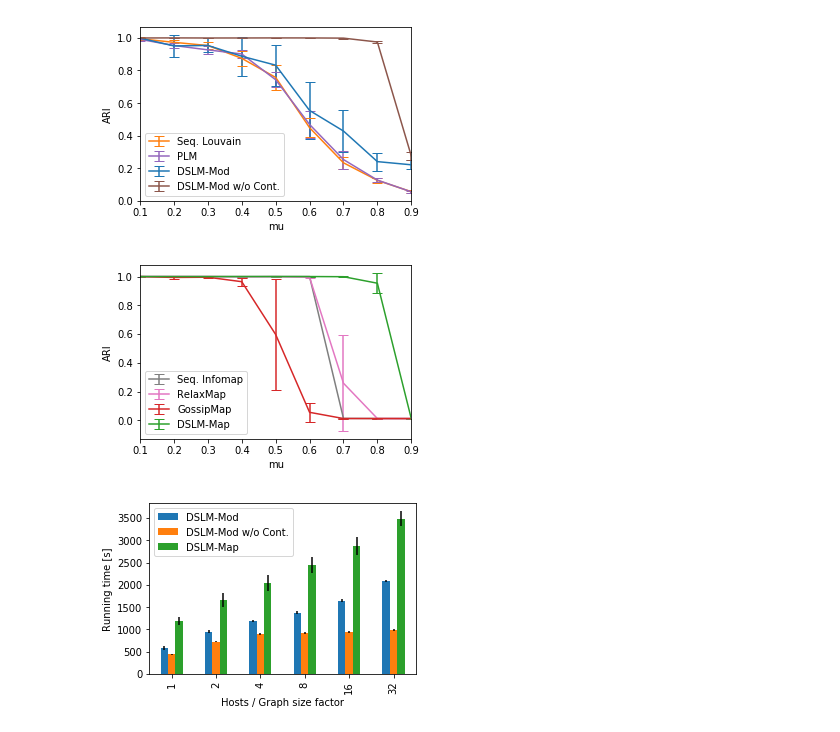
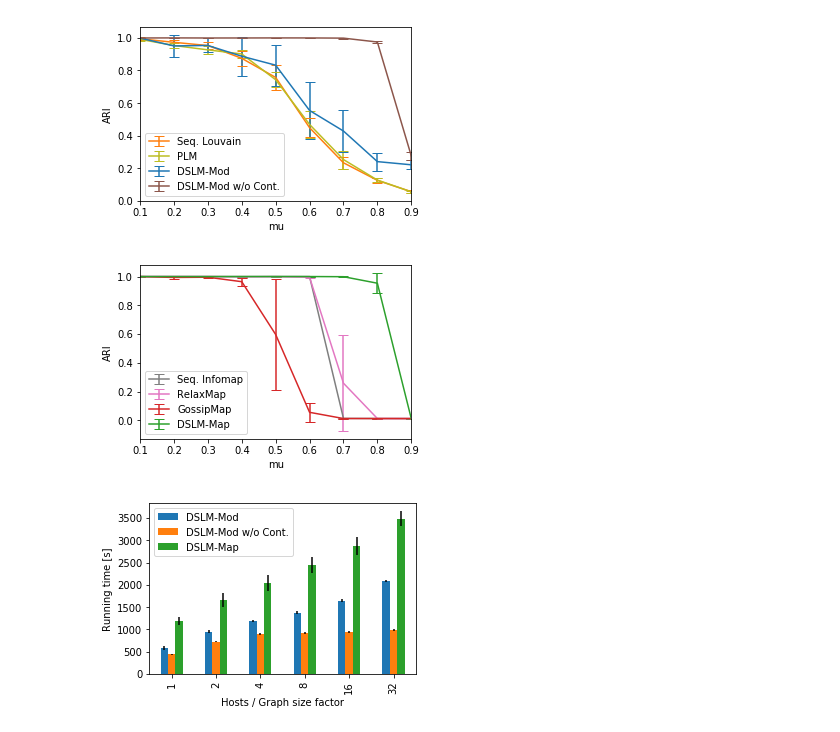
Before and after one commit to kit-algo/distributed_clustering_thrill_evaluation, a Jupyter notebook: notebooks/plot_layouting.ipynb, the cells around one changed output. Cells and saved outputs as stored; diff of their text form; code cells hidden in the pictures.

```diff
--- a/notebooks/plot_layouting.ipynb
+++ b/notebooks/plot_layouting.ipynb
@@ -20,6 +20,8 @@ def plot_and_save(df, name, kind='line', xlabel=None, ylabel=None, **kwargs):
     mpl.pyplot.savefig("../../paper/plots/" + name + "_no_legend.pdf", dpi=300)
     ax.legend().set_visible(True)
     mpl.pyplot.savefig("../../paper/plots/" + name + ".pdf", dpi=300)
+
+    return ax
 # %%
 def read(name):
     df = pd.read_csv("../../paper/plots/{}.csv".format(name), header=0, index_col=0)
@@ -29,11 +31,11 @@ def read(name):
 # %%
 (df, err) = read("quality_ARI")
 mod_algos = ['Seq. Louvain', 'PLM', 'DSLM-Mod', 'DSLM-Mod w/o Cont.']
 map_algos = ['Seq. Infomap', 'RelaxMap', 'GossipMap', 'DSLM-Map']
-plot_and_save(df[mod_algos], 'quality_ARI_mod', yerr=err[mod_algos], figsize=(4.5, 3), ylabel="ARI", capsize=5, color=['C1', 'C4', 'C0', 'C5'])
+plot_and_save(df[mod_algos], 'quality_ARI_mod', yerr=err[mod_algos], figsize=(4.5, 3), ylabel="ARI", capsize=5, color=['C1', 'C8', 'C0', 'C5'])
 plot_and_save(df[map_algos], 'quality_ARI_map', yerr=err[map_algos], figsize=(4.5, 3), ylabel="ARI", capsize=5, color=['C7', 'C6', 'C3', 'C2'])
 # %% [output]
-[figure, old version]
+[figure, new version]
 [figure]
 # %%
 (df, err) = read("weak_scaling_runtime")
```
Also changed, not shown: parts of 2 cells of this notebook.
